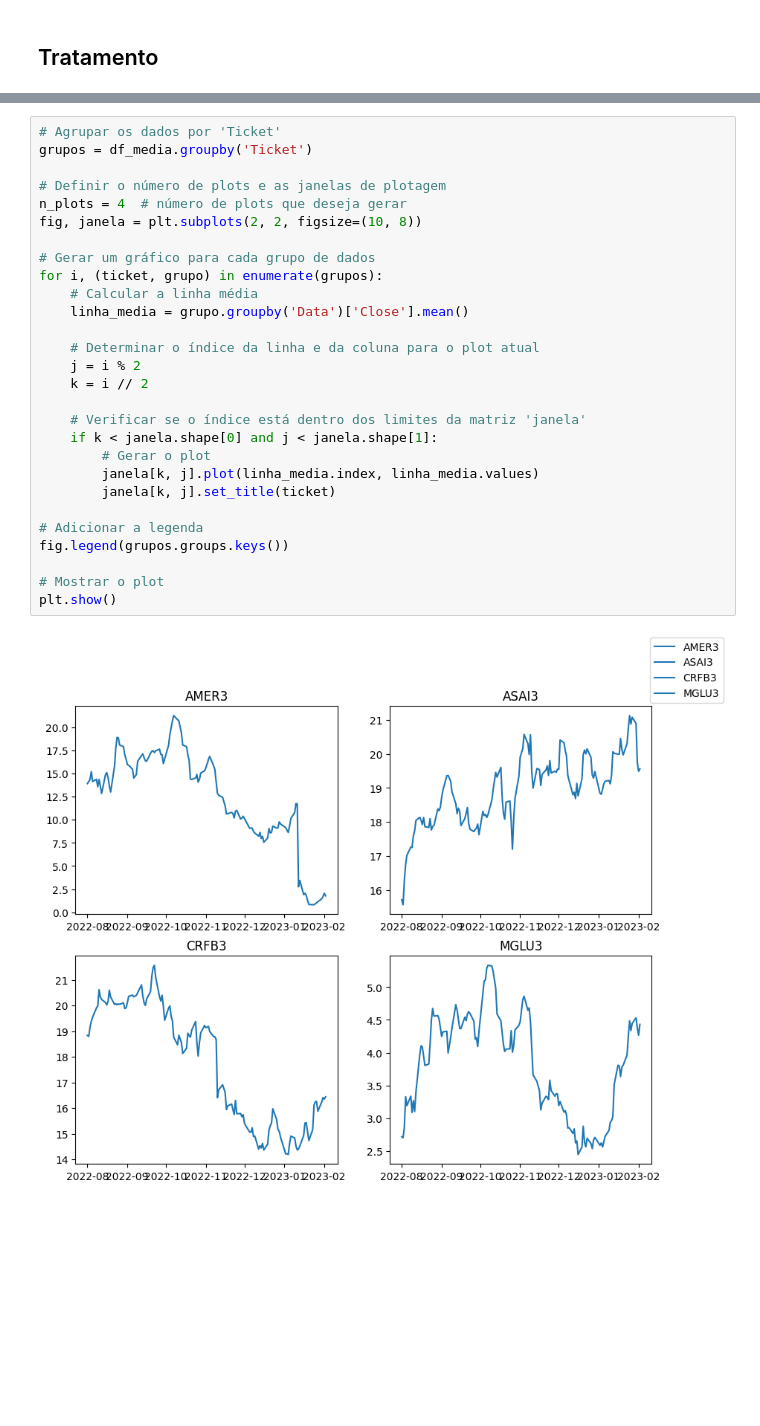
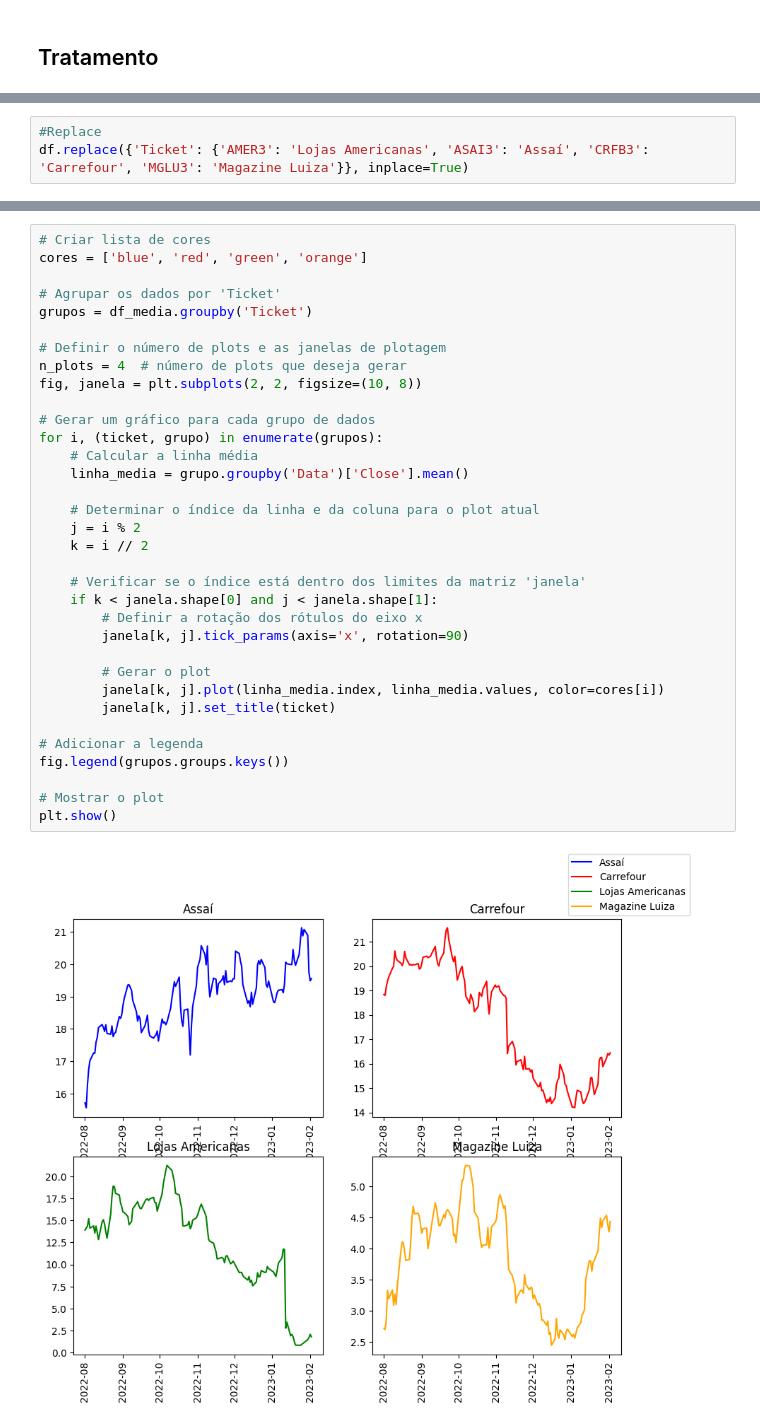
Before and after one commit to nayyarabernardo/dados-yahoo-finance, a Jupyter notebook: analise-dados.ipynb, the cells around one changed output, grey strips where cells are left out. Cells and saved outputs as stored; diff of their text form; blank space fills up the shorter version.

```diff
--- a/analise-dados.ipynb
+++ b/analise-dados.ipynb
@@ -25,0 +17,3 @@ df
+# %%
+#Replace
+df.replace({'Ticket': {'AMER3': 'Lojas Americanas', 'ASAI3': 'Assaí', 'CRFB3': 'Carrefour', 'MGLU3': 'Magazine Luiza'}}, inplace=True)
@@ -117,30 +72,36 @@ array(['AMER3', 'ASAI3', 'CRFB3', 'MGLU3'], dtype=object)
 # %%
+# Criar lista de cores
+cores = ['blue', 'red', 'green', 'orange']
+
 # Agrupar os dados por 'Ticket'
 grupos = df_media.groupby('Ticket')
 
 # Definir o número de plots e as janelas de plotagem
 n_plots = 4  # número de plots que deseja gerar
 fig, janela = plt.subplots(2, 2, figsize=(10, 8))
 
 # Gerar um gráfico para cada grupo de dados
 for i, (ticket, grupo) in enumerate(grupos):
     # Calcular a linha média
     linha_media = grupo.groupby('Data')['Close'].mean()
 
     # Determinar o índice da linha e da coluna para o plot atual
     j = i % 2
     k = i // 2
 
     # Verificar se o índice está dentro dos limites da matriz 'janela'
     if k < janela.shape[0] and j < janela.shape[1]:
+        # Definir a rotação dos rótulos do eixo x
+        janela[k, j].tick_params(axis='x', rotation=90)
+
         # Gerar o plot
-        janela[k, j].plot(linha_media.index, linha_media.values)
+        janela[k, j].plot(linha_media.index, linha_media.values, color=cores[i])
         janela[k, j].set_title(ticket)
 
 # Adicionar a legenda
 fig.legend(grupos.groups.keys())
 
 # Mostrar o plot
 plt.show()
 # %% [output]
-[figure, old version]
+[figure, new version]
```
Also changed, not shown: parts of 13 cells of this notebook, 3 other files.
